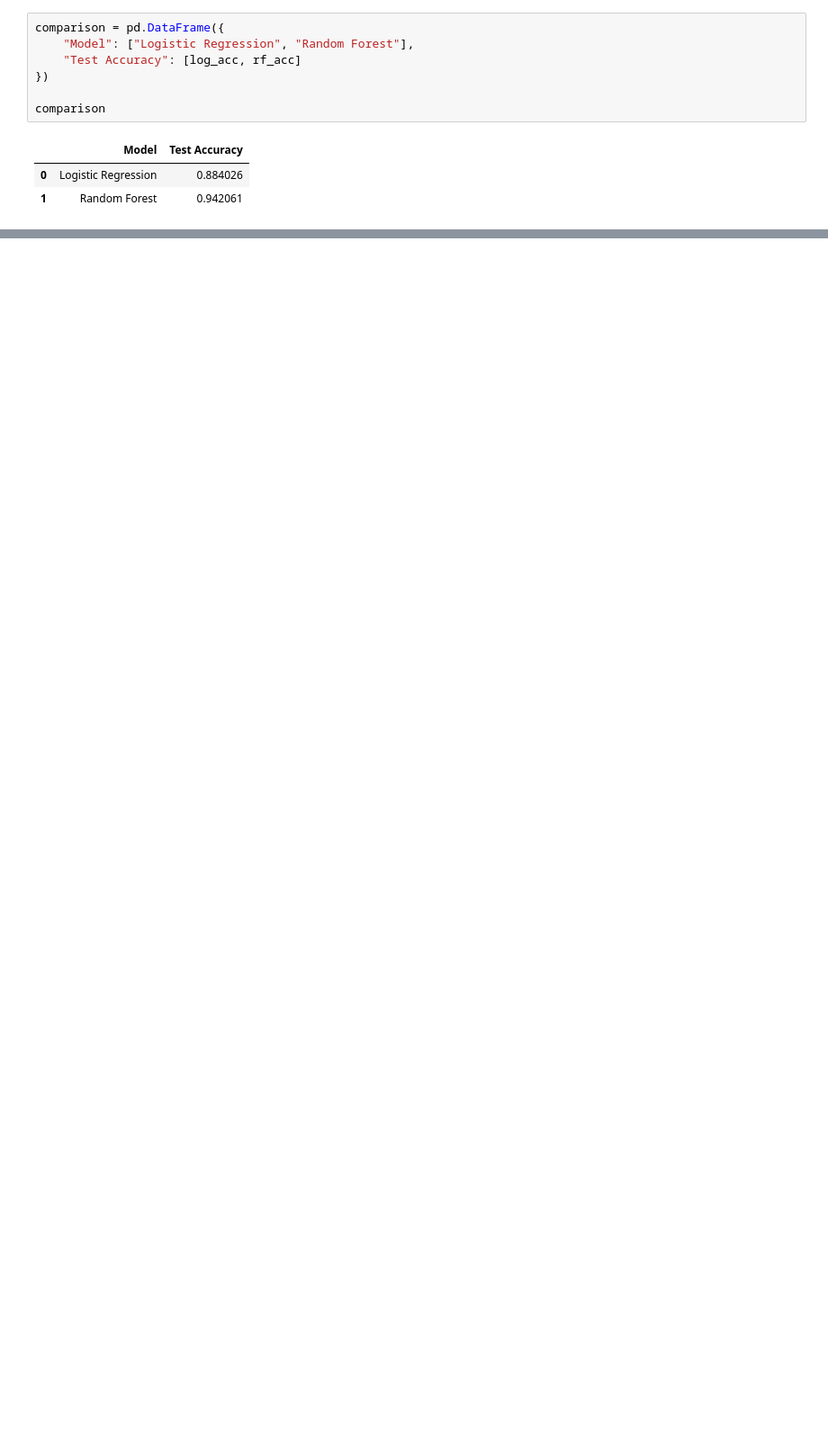
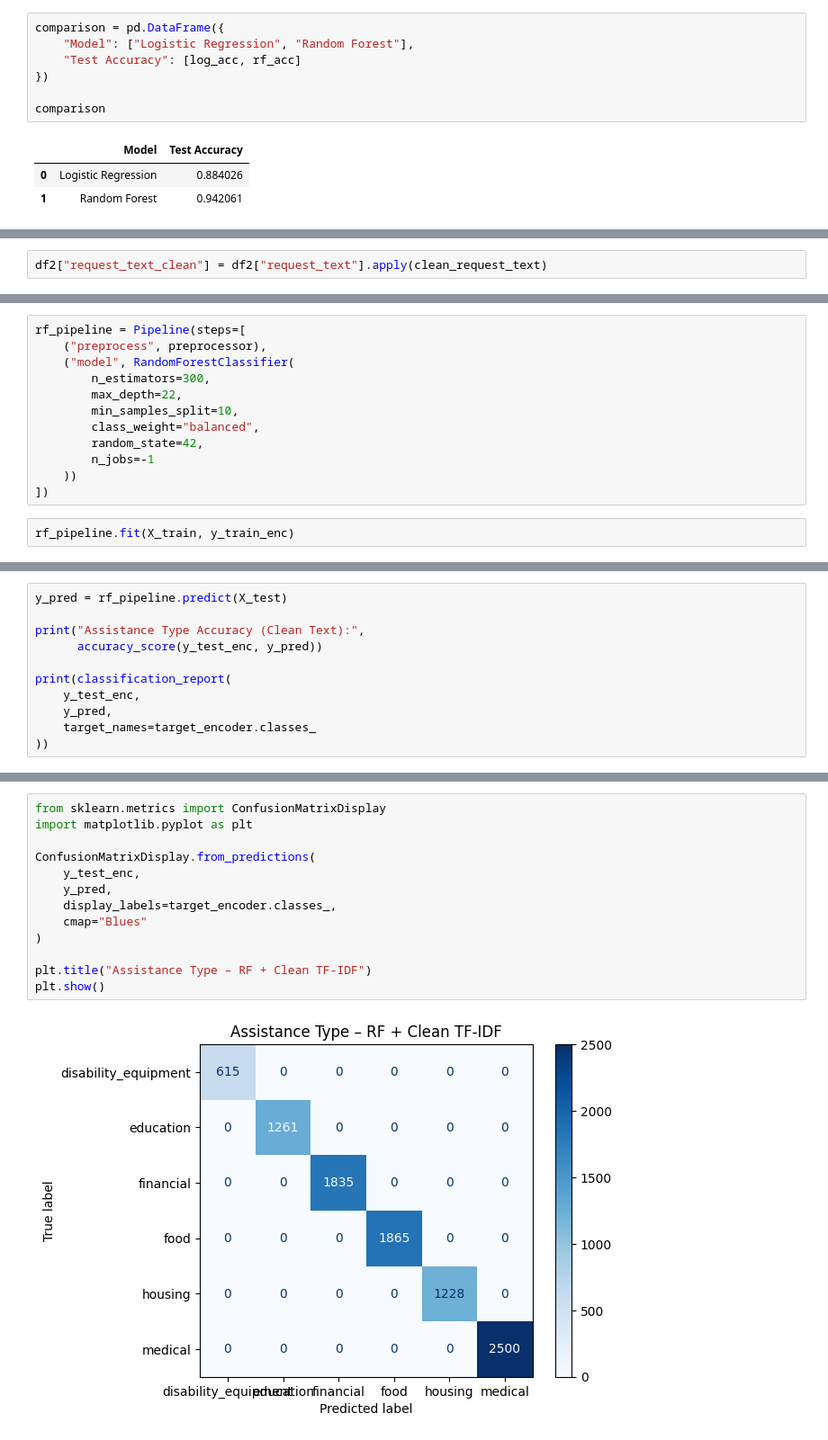
Before and after one commit to HazemmoAlsady/AWN_Graduation_Project, a Jupyter notebook: Preprocessing_&_need_model.ipynb, the cells around one changed output, grey strips where cells are left out. Shown: that part at 90% size. Drawn from its saved outputs; the diff is of its cells as text; blank space fills up the shorter version.

```diff
--- a/Preprocessing_&_need_model.ipynb
+++ b/Preprocessing_&_need_model.ipynb
@@ -331,0 +363,2 @@ comparison
+# %%
+df2["request_text_clean"] = df2["request_text"].apply(clean_request_text)
@@ -331,0 +438,14 @@ comparison
+# %%
+rf_pipeline = Pipeline(steps=[
+    ("preprocess", preprocessor),
+    ("model", RandomForestClassifier(
+        n_estimators=300,
+        max_depth=22,
+        min_samples_split=10,
+        class_weight="balanced",
+        random_state=42,
+        n_jobs=-1
+    ))
+])
+# %%
+rf_pipeline.fit(X_train, y_train_enc)
@@ -331,0 +470,11 @@ comparison
+# %%
+y_pred = rf_pipeline.predict(X_test)
+
+print("Assistance Type Accuracy (Clean Text):",
+      accuracy_score(y_test_enc, y_pred))
+
+print(classification_report(
+    y_test_enc,
+    y_pred,
+    target_names=target_encoder.classes_
+))
@@ -331,0 +495,15 @@ comparison
+# %%
+from sklearn.metrics import ConfusionMatrixDisplay
+import matplotlib.pyplot as plt
+
+ConfusionMatrixDisplay.from_predictions(
+    y_test_enc,
+    y_pred,
+    display_labels=target_encoder.classes_,
+    cmap="Blues"
+)
+
+plt.title("Assistance Type – RF + Clean TF-IDF")
+plt.show()
+# %% [output]
+[figure, added]
```
Also changed, not shown: parts of 11 cells of this notebook.
